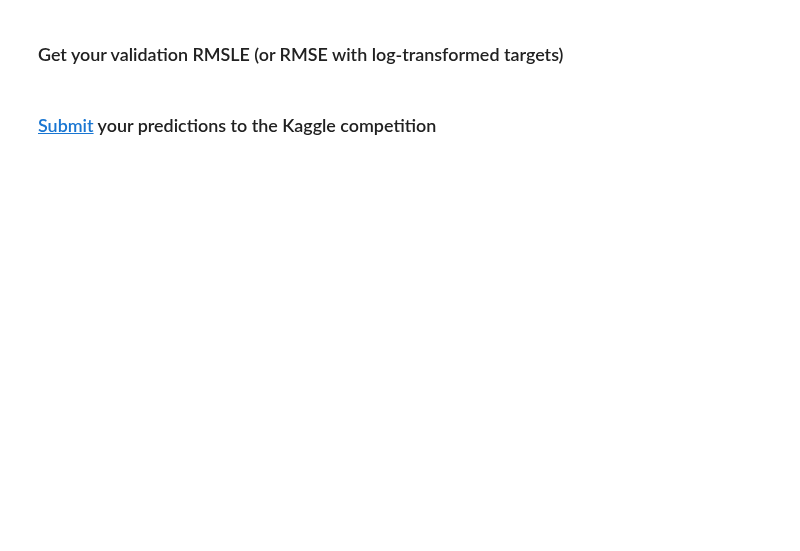
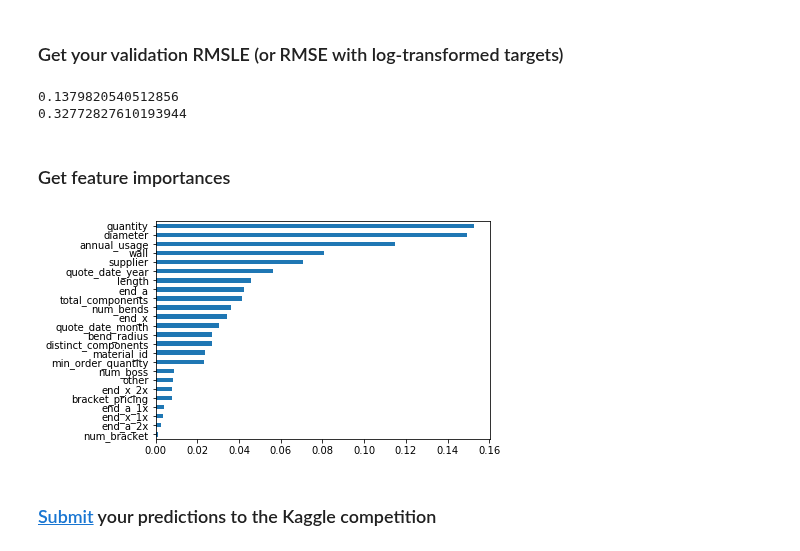
Before and after one commit to LambdaSchool/DEPRECATED-DS-Unit-2-Applied-Modeling, a Jupyter notebook: module1-log-linear-regression/Log-Linear Regression Assignment Notebook.ipynb, the cells around one changed output. Saved outputs shown, nothing was run; the diff lists cells and outputs as text; code cells hidden in the pictures; blank space fills up the shorter version.

```diff
--- a/module1-log-linear-regression/Log-Linear Regression Assignment Notebook.ipynb
+++ b/module1-log-linear-regression/Log-Linear Regression Assignment Notebook.ipynb
@@ -445,3 +498,8 @@ def wrangle(X):
 
 train_wrangled = wrangle(train)
 val_wrangled = wrangle(val)
+# %%
+features = train_wrangled.columns.drop(target)
+
+X_train = train_wrangled[features]
+X_val = val_wrangled[features]
@@ -448,4 +515,27 @@ val_wrangled = wrangle(val)
+# %%
+pipeline = make_pipeline(ce.OrdinalEncoder(),
+                         RandomForestRegressor(max_features=14,
+                                               random_state=0,
+                                               n_jobs=-1))
+# %%
+pipeline.fit(X_train, y_train);
 # %% [markdown]
 ### Get your validation RMSLE (or RMSE with log-transformed targets)
+# %%
+y_pred_train = pipeline.predict(X_train)
+y_pred_val = pipeline.predict(X_val)
+print(rmsle(y_train, y_pred_train))
+print(rmsle(y_val, y_pred_val))
+# %% [output]
+0.1379820540512856
+0.32772827610193944
+# %% [markdown]
+### Get feature importances
+# %%
+rf = pipeline.named_steps['randomforestregressor']
+importances = pd.Series(rf.feature_importances_, X_train.columns)
+importances.sort_values().plot.barh();
+# %% [output]
+[figure, added]
 # %% [markdown]
 ### [Submit](https://www.kaggle.com/c/caterpillar-tube-pricing/submit) your predictions to the Kaggle competition
```
Also changed, not shown: parts of 14 cells of this notebook.
